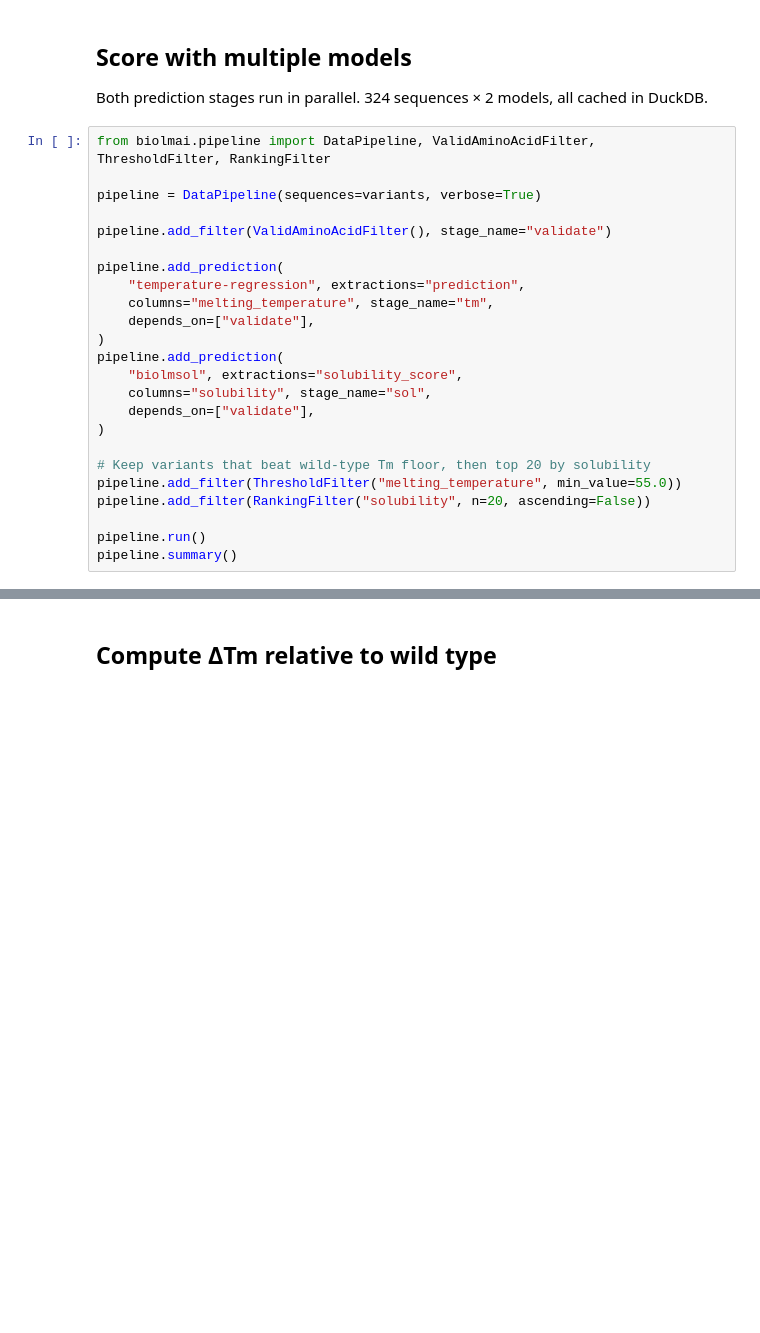
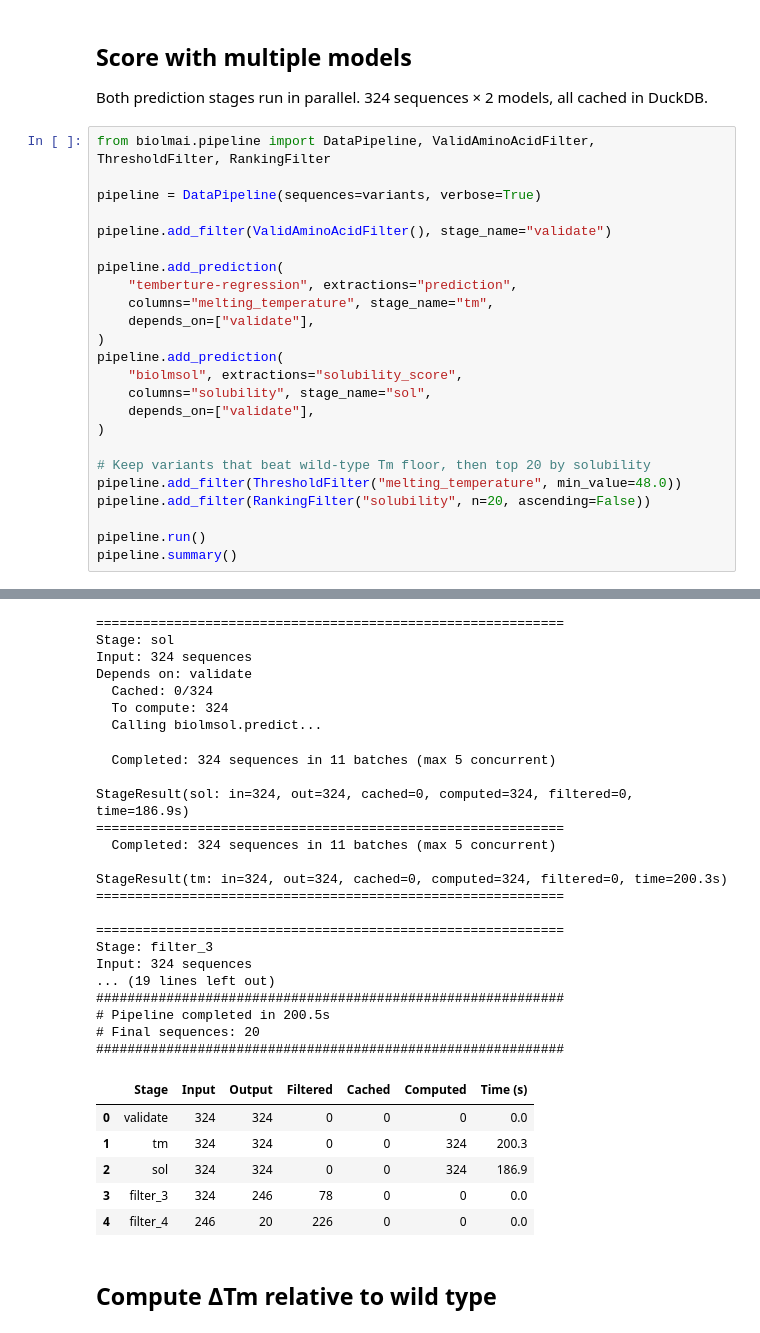
Before and after one commit to BioLM/tutorials-and-guides, a Jupyter notebook: content/10.4_Mutation_Scanning.ipynb, the cells around one changed output, grey strips where cells are left out. Saved outputs shown, nothing was run; the diff lists cells and outputs as text; blank space fills up the shorter version.

```diff
--- a/content/10.4_Mutation_Scanning.ipynb
+++ b/content/10.4_Mutation_Scanning.ipynb
@@ -90,7 +92,7 @@ pipeline = DataPipeline(sequences=variants, verbose=True)
 pipeline.add_filter(ValidAminoAcidFilter(), stage_name="validate")
 
 pipeline.add_prediction(
-    "temperature-regression", extractions="prediction",
+    "temberture-regression", extractions="prediction",
     columns="melting_temperature", stage_name="tm",
     depends_on=["validate"],
 )
@@ -101,8 +103,9 @@ pipeline.add_prediction(
 )
 
 # Keep variants that beat wild-type Tm floor, then top 20 by solubility
-pipeline.add_filter(ThresholdFilter("melting_temperature", min_value=55.0))
+pipeline.add_filter(ThresholdFilter("melting_temperature", min_value=48.0))
 pipeline.add_filter(RankingFilter("solubility", n=20, ascending=False))
 
 pipeline.run()
 pipeline.summary()
+# %% [output]
@@ -109,3 +129,33 @@ pipeline.summary()
+============================================================
+Stage: sol
+Input: 324 sequences
+Depends on: validate
+  Cached: 0/324
+  To compute: 324
+  Calling biolmsol.predict...
+  Completed: 324 sequences in 11 batches (max 5 concurrent)
+
+StageResult(sol: in=324, out=324, cached=0, computed=324, filtered=0, time=186.9s)
+============================================================
+  Completed: 324 sequences in 11 batches (max 5 concurrent)
+
+StageResult(tm: in=324, out=324, cached=0, computed=324, filtered=0, time=200.3s)
+============================================================
+
+============================================================
+Stage: filter_3
+Input: 324 sequences
+... (19 lines left out)
+############################################################
+# Pipeline completed in 200.5s
+# Final sequences: 20
+############################################################
+|  | Stage | Input | Output | Filtered | Cached | Computed | Time (s) |
+| 0 | validate | 324 | 324 | 0 | 0 | 0 | 0.0 |
+| 1 | tm | 324 | 324 | 0 | 0 | 324 | 200.3 |
+| 2 | sol | 324 | 324 | 0 | 0 | 324 | 186.9 |
+| 3 | filter_3 | 324 | 246 | 78 | 0 | 0 | 0.0 |
+| 4 | filter_4 | 246 | 20 | 226 | 0 | 0 | 0.0 |
 # %% [markdown]
 ## Compute ΔTm relative to wild type
 # %%
```
Also changed, not shown: parts of 5 cells of this notebook, 5 other files.
